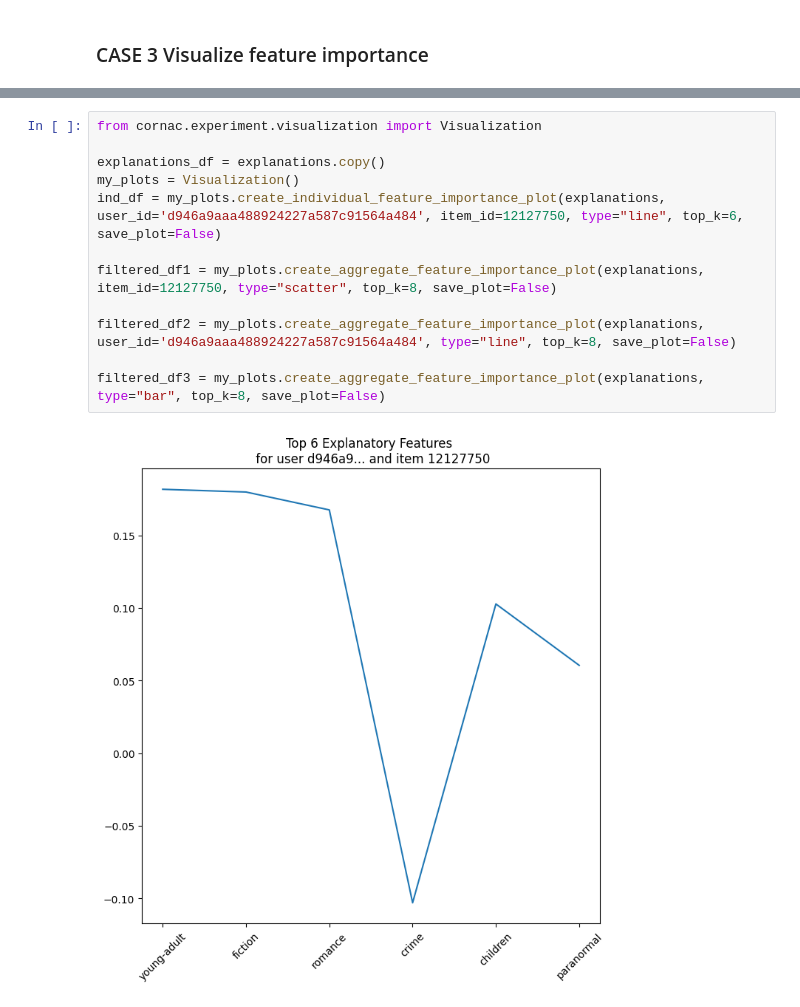
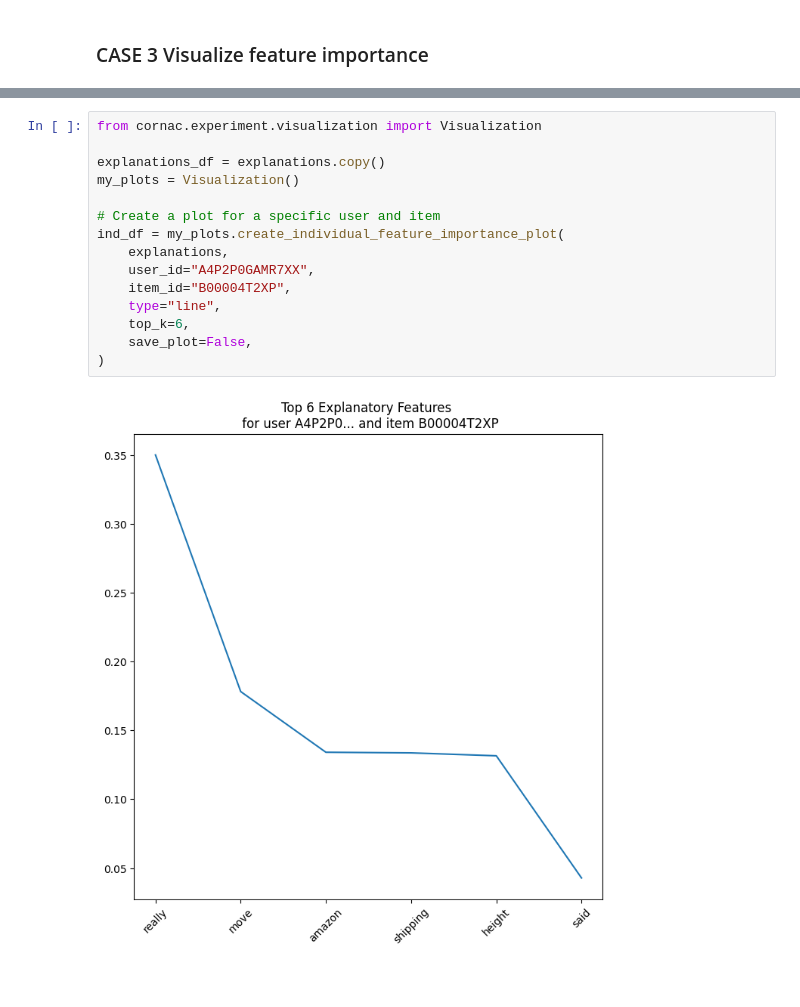
Before and after one commit to AthinaKyriakou/ROSE, a Jupyter notebook: demo/visualization_demo.ipynb, the cells around one changed output, grey strips where cells are left out. Cells and saved outputs as stored; diff of their text form.

Commit message:
update visualization demo for limers

```diff
--- a/demo/visualization_demo.ipynb
+++ b/demo/visualization_demo.ipynb
@@ -245,14 +463,17 @@ Training MSE: 0.65072
 # %%
 from cornac.experiment.visualization import Visualization
 
 explanations_df = explanations.copy()
 my_plots = Visualization()
-ind_df = my_plots.create_individual_feature_importance_plot(explanations, user_id='d946a9aaa488924227a587c91564a484', item_id=12127750, type="line", top_k=6, save_plot=False)
 
-filtered_df1 = my_plots.create_aggregate_feature_importance_plot(explanations, item_id=12127750, type="scatter", top_k=8, save_plot=False)
-
-filtered_df2 = my_plots.create_aggregate_feature_importance_plot(explanations, user_id='d946a9aaa488924227a587c91564a484', type="line", top_k=8, save_plot=False)
-
-filtered_df3 = my_plots.create_aggregate_feature_importance_plot(explanations, type="bar", top_k=8, save_plot=False)
+# Create a plot for a specific user and item
+ind_df = my_plots.create_individual_feature_importance_plot(
+    explanations,
+    user_id="A4P2P0GAMR7XX",
+    item_id="B00004T2XP",
+    type="line",
+    top_k=6,
+    save_plot=False,
+)
 # %% [output]
-[figure, old version]
+[figure, new version]
```
Also changed, not shown: parts of 11 cells of this notebook, 1 other file.
